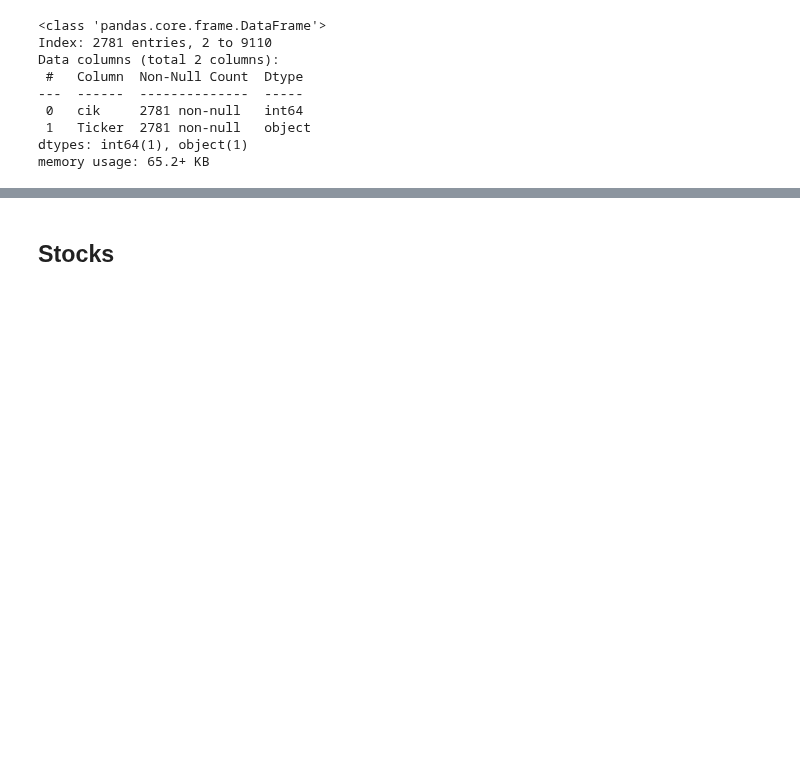
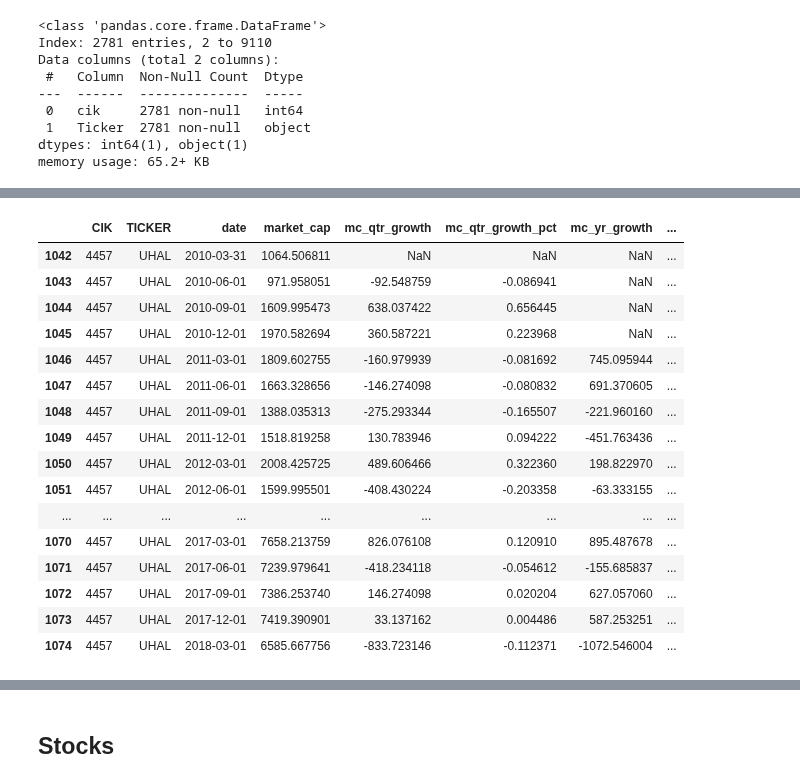
Before and after one commit to cnance09/Small-Cap-Scout, a Jupyter notebook: notebooks/Notebook_CN_2.ipynb, the cells around one changed output, grey strips where cells are left out. Drawn from its saved outputs; the diff is of its cells as text; code cells hidden in the pictures; blank space fills up the shorter version.

```diff
--- a/notebooks/Notebook_CN_2.ipynb
+++ b/notebooks/Notebook_CN_2.ipynb
@@ -284,4 +293,5 @@ market_cap = pd.read_csv(datasets+'/marketcap_shares_outstanding.csv')
 stocks_yahoo = pd.read_csv(datasets+'/processed_yahoo_data.csv')
 stocks_kaggle = pd.read_csv(datasets+'/processed_data.csv')
 tickers = pd.read_csv(datasets+'/tickers_with_cik_list_with_sec_ciks.csv')
+market_cap_ciq = pd.read_excel(datasets+'/market_cap_CIQ.xlsx')
 # %% [markdown]
@@ -416,0 +389,6 @@ mc_ticker.cik.nunique()
+# %%
+mkt_cap = market_cap_ciq.iloc[:, :-2].copy().sort_values(['CIK', 'TICKER'])
+mkt_cap = market_cap_ciq.melt(id_vars=['CIK', 'TICKER'], value_vars=mkt_cap.columns[2:], var_name='date', value_name='market_cap')
+mkt_cap = mkt_cap.sort_values(['CIK', 'date']).reset_index(drop=True)
+mkt_cap['date'] = pd.to_datetime(mkt_cap.date)
+mkt_cap.info()
@@ -416,0 +429,3 @@ mc_ticker.cik.nunique()
+# %%
+mkt_cap = mkt_cap.dropna().reset_index(drop=True)
+mkt_cap.info()
@@ -416,0 +447,57 @@ mc_ticker.cik.nunique()
+# %%
+idx = mkt_cap.index
+mkt_cap.sort_values(['CIK', 'TICKER', 'date'], inplace=True)
+
+
+# One quarter ahead
+mkt_cap['mc_qtr_growth'] = mkt_cap['market_cap'].diff()
+mkt_cap['mc_qtr_growth_pct'] = mkt_cap['mc_qtr_growth'] / mkt_cap['market_cap'].shift(1)
+
+mask = mkt_cap.TICKER != mkt_cap.TICKER.shift(1)
+mkt_cap.loc[mkt_cap['mc_qtr_growth'][mask].index, 'mc_qtr_growth'] = np.nan
+mkt_cap.loc[mkt_cap['mc_qtr_growth_pct'][mask].index, 'mc_qtr_growth_pct'] = np.nan
+
+
+# One year ahead
+mkt_cap['mc_yr_growth'] = mkt_cap['market_cap'].diff(4)
+mkt_cap['mc_yr_growth_pct'] = mkt_cap['mc_yr_growth'] / mkt_cap['market_cap'].shift(4)
+
+mask = mkt_cap.TICKER != mkt_cap.TICKER.shift(4)
+mkt_cap.loc[mkt_cap['mc_yr_growth'][mask].index, 'mc_yr_growth'] = np.nan
+mkt_cap.loc[mkt_cap['mc_yr_growth_pct'][mask].index, 'mc_yr_growth_pct'] = np.nan
+
+
+# Two years ahead
+mkt_cap['mc_2yr_growth'] = mkt_cap['market_cap'].diff(8)
+mkt_cap['mc_2yr_growth_pct'] = mkt_cap['mc_2yr_growth'] / mkt_cap['market_cap'].shift(8)
+
+mask = mkt_cap.TICKER != mkt_cap.TICKER.shift(8)
+mkt_cap.loc[mkt_cap['mc_2yr_growth'][mask].index, 'mc_2yr_growth'] = np.nan
+mkt_cap.loc[mkt_cap['mc_2yr_growth_pct'][mask].index, 'mc_2yr_growth_pct'] = np.nan
+
+
+# Small Cap Flag
+mkt_cap['small_cap'] = mkt_cap.market_cap.apply(lambda x: 1 if x <= 2*10**3 else 0) # less than USD 2_000_000_000
+mkt_cap['micro_cap'] = mkt_cap.market_cap.apply(lambda x: 1 if x < 3*10**2 else 0) # less than USD 300_000_000
+mkt_cap['quarter'] = mkt_cap.date.apply(lambda x: str(x.year)+'-'+quarters(x.month))
+
+mkt_cap.reindex(idx)
+mkt_cap.iloc[1042:1075, :]
+# %% [output]
+|  | CIK | TICKER | date | market_cap | mc_qtr_growth | mc_qtr_growth_pct | mc_yr_growth | ... |
+| 1042 | 4457 | UHAL | 2010-03-31 | 1064.506811 | NaN | NaN | NaN | ... |
+| 1043 | 4457 | UHAL | 2010-06-01 | 971.958051 | -92.548759 | -0.086941 | NaN | ... |
+| 1044 | 4457 | UHAL | 2010-09-01 | 1609.995473 | 638.037422 | 0.656445 | NaN | ... |
+| 1045 | 4457 | UHAL | 2010-12-01 | 1970.582694 | 360.587221 | 0.223968 | NaN | ... |
+| 1046 | 4457 | UHAL | 2011-03-01 | 1809.602755 | -160.979939 | -0.081692 | 745.095944 | ... |
+| 1047 | 4457 | UHAL | 2011-06-01 | 1663.328656 | -146.274098 | -0.080832 | 691.370605 | ... |
+| 1048 | 4457 | UHAL | 2011-09-01 | 1388.035313 | -275.293344 | -0.165507 | -221.960160 | ... |
+| 1049 | 4457 | UHAL | 2011-12-01 | 1518.819258 | 130.783946 | 0.094222 | -451.763436 | ... |
+| 1050 | 4457 | UHAL | 2012-03-01 | 2008.425725 | 489.606466 | 0.322360 | 198.822970 | ... |
+| 1051 | 4457 | UHAL | 2012-06-01 | 1599.995501 | -408.430224 | -0.203358 | -63.333155 | ... |
+| ... | ... | ... | ... | ... | ... | ... | ... | ... |
+| 1070 | 4457 | UHAL | 2017-03-01 | 7658.213759 | 826.076108 | 0.120910 | 895.487678 | ... |
+| 1071 | 4457 | UHAL | 2017-06-01 | 7239.979641 | -418.234118 | -0.054612 | -155.685837 | ... |
+| 1072 | 4457 | UHAL | 2017-09-01 | 7386.253740 | 146.274098 | 0.020204 | 627.057060 | ... |
+| 1073 | 4457 | UHAL | 2017-12-01 | 7419.390901 | 33.137162 | 0.004486 | 587.253251 | ... |
+| 1074 | 4457 | UHAL | 2018-03-01 | 6585.667756 | -833.723146 | -0.112371 | -1072.546004 | ... |
```
Also changed, not shown: parts of 25 cells of this notebook, 5 other files.
